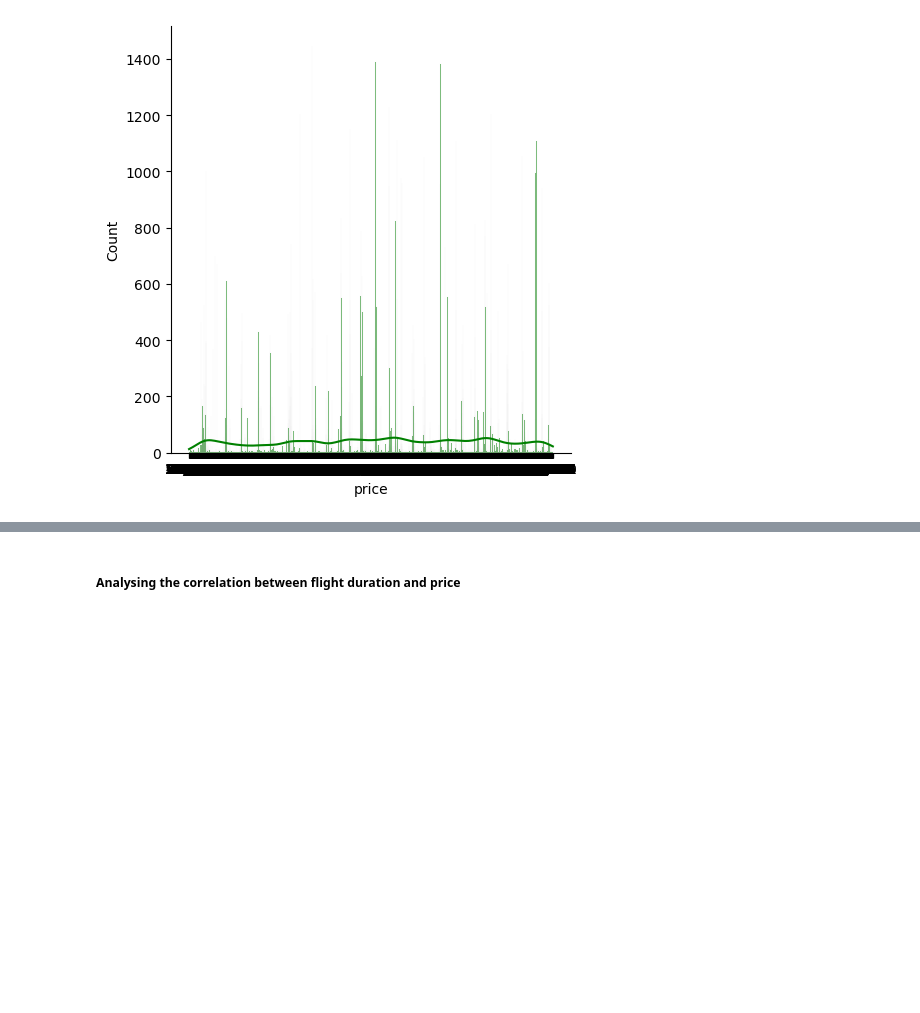
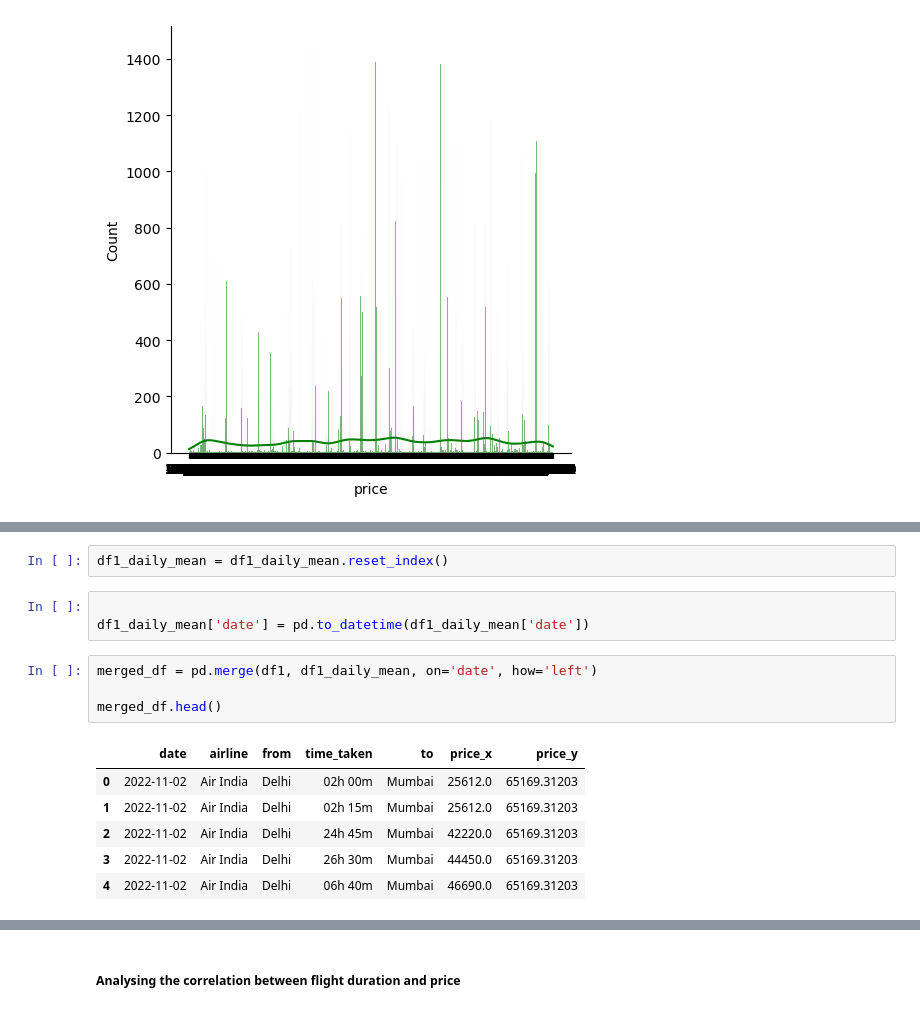
Before and after one commit to JulianaCBrum/MACHINE-LEARNING-, a Jupyter notebook: CA1_ML_Sem2.ipynb, the cells around one changed output, grey strips where cells are left out. Cells and saved outputs as stored; diff of their text form; blank space fills up the shorter version.

```diff
--- a/CA1_ML_Sem2.ipynb
+++ b/CA1_ML_Sem2.ipynb
@@ -326,0 +233,16 @@ memory usage: 4.3+ MB
+# %%
+df1_daily_mean = df1_daily_mean.reset_index()
+# %%
+
+df1_daily_mean['date'] = pd.to_datetime(df1_daily_mean['date'])
+# %%
+merged_df = pd.merge(df1, df1_daily_mean, on='date', how='left')
+
+merged_df.head()
+# %% [output]
+|  | date | airline | from | time_taken | to | price_x | price_y |
+| 0 | 2022-11-02 | Air India | Delhi | 02h 00m | Mumbai | 25612.0 | 65169.31203 |
+| 1 | 2022-11-02 | Air India | Delhi | 02h 15m | Mumbai | 25612.0 | 65169.31203 |
+| 2 | 2022-11-02 | Air India | Delhi | 24h 45m | Mumbai | 42220.0 | 65169.31203 |
+| 3 | 2022-11-02 | Air India | Delhi | 26h 30m | Mumbai | 44450.0 | 65169.31203 |
+| 4 | 2022-11-02 | Air India | Delhi | 06h 40m | Mumbai | 46690.0 | 65169.31203 |
```
Also changed, not shown: parts of 23 cells of this notebook.
